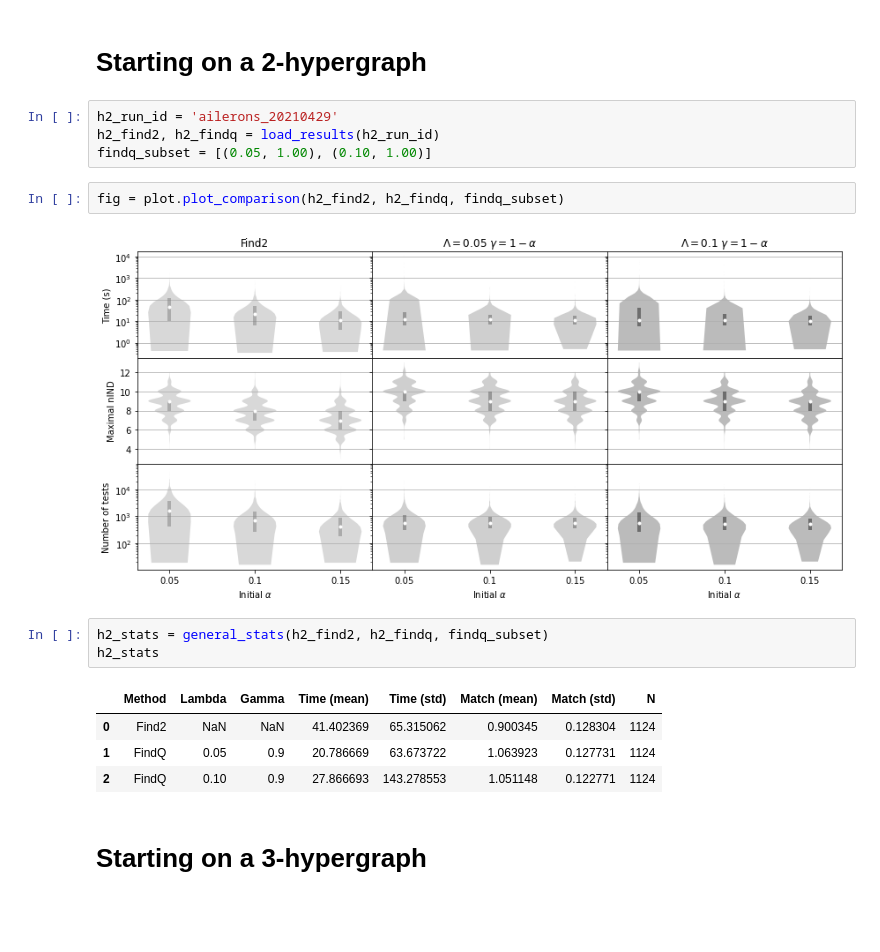
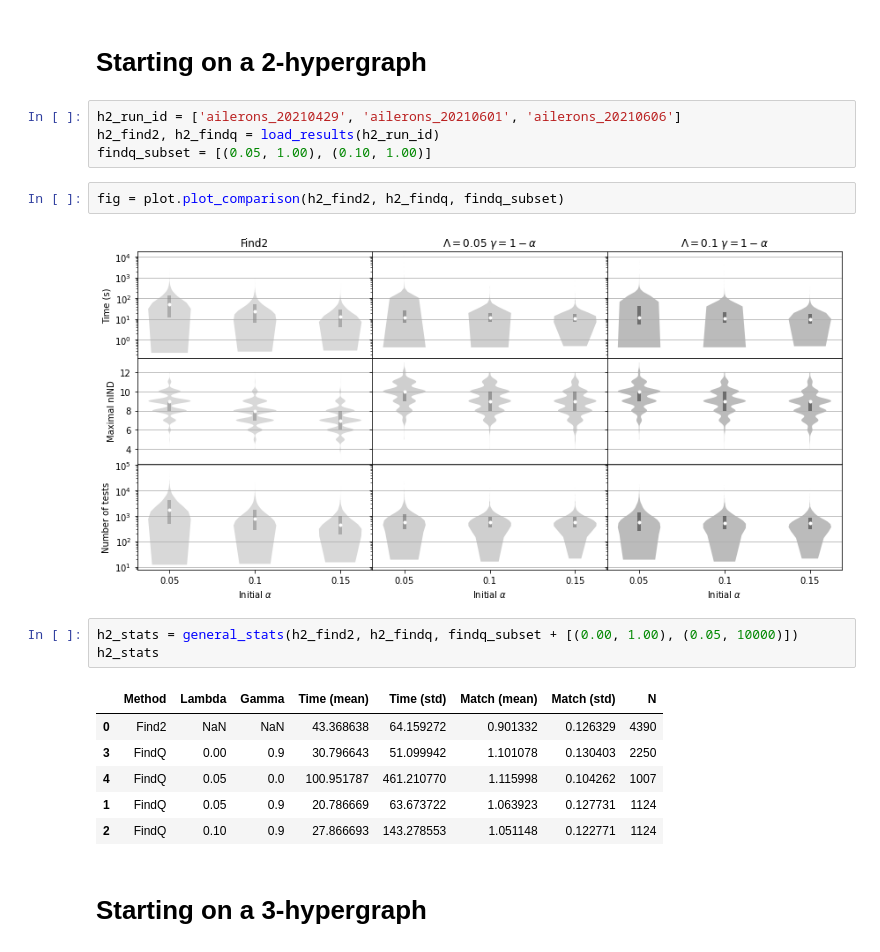
Before and after one commit to ayllon/MatchBox, a Jupyter notebook: notebooks/results-keel-aileron.ipynb, the cells around one changed output. Drawn from its saved outputs; the diff is of its cells as text; blank space fills up the shorter version.

```diff
--- a/notebooks/results-keel-aileron.ipynb
+++ b/notebooks/results-keel-aileron.ipynb
@@ -11,19 +11,21 @@ plt.rcParams['figure.figsize'] = (12, 6)
 # %% [markdown]
 # Starting on a 2-hypergraph
 # %%
-h2_run_id = 'ailerons_20210429'
+h2_run_id = ['ailerons_20210429', 'ailerons_20210601', 'ailerons_20210606']
 h2_find2, h2_findq = load_results(h2_run_id)
 findq_subset = [(0.05, 1.00), (0.10, 1.00)]
 # %%
 fig = plot.plot_comparison(h2_find2, h2_findq, findq_subset)
 # %% [output]
-[figure, old version]
+[figure, new version]
 # %%
-h2_stats = general_stats(h2_find2, h2_findq, findq_subset)
+h2_stats = general_stats(h2_find2, h2_findq, findq_subset + [(0.00, 1.00), (0.05, 10000)])
 h2_stats
 # %% [output]
 |  | Method | Lambda | Gamma | Time (mean) | Time (std) | Match (mean) | Match (std) | N |
-| 0 | Find2 | NaN | NaN | 41.402369 | 65.315062 | 0.900345 | 0.128304 | 1124 |
+| 0 | Find2 | NaN | NaN | 43.368638 | 64.159272 | 0.901332 | 0.126329 | 4390 |
+| 3 | FindQ | 0.00 | 0.9 | 30.796643 | 51.099942 | 1.101078 | 0.130403 | 2250 |
+| 4 | FindQ | 0.05 | 0.0 | 100.951787 | 461.210770 | 1.115998 | 0.104262 | 1007 |
 | 1 | FindQ | 0.05 | 0.9 | 20.786669 | 63.673722 | 1.063923 | 0.127731 | 1124 |
 | 2 | FindQ | 0.10 | 0.9 | 27.866693 | 143.278553 | 1.051148 | 0.122771 | 1124 |
 # %% [markdown]
```
Also changed, not shown: 3 other files.
